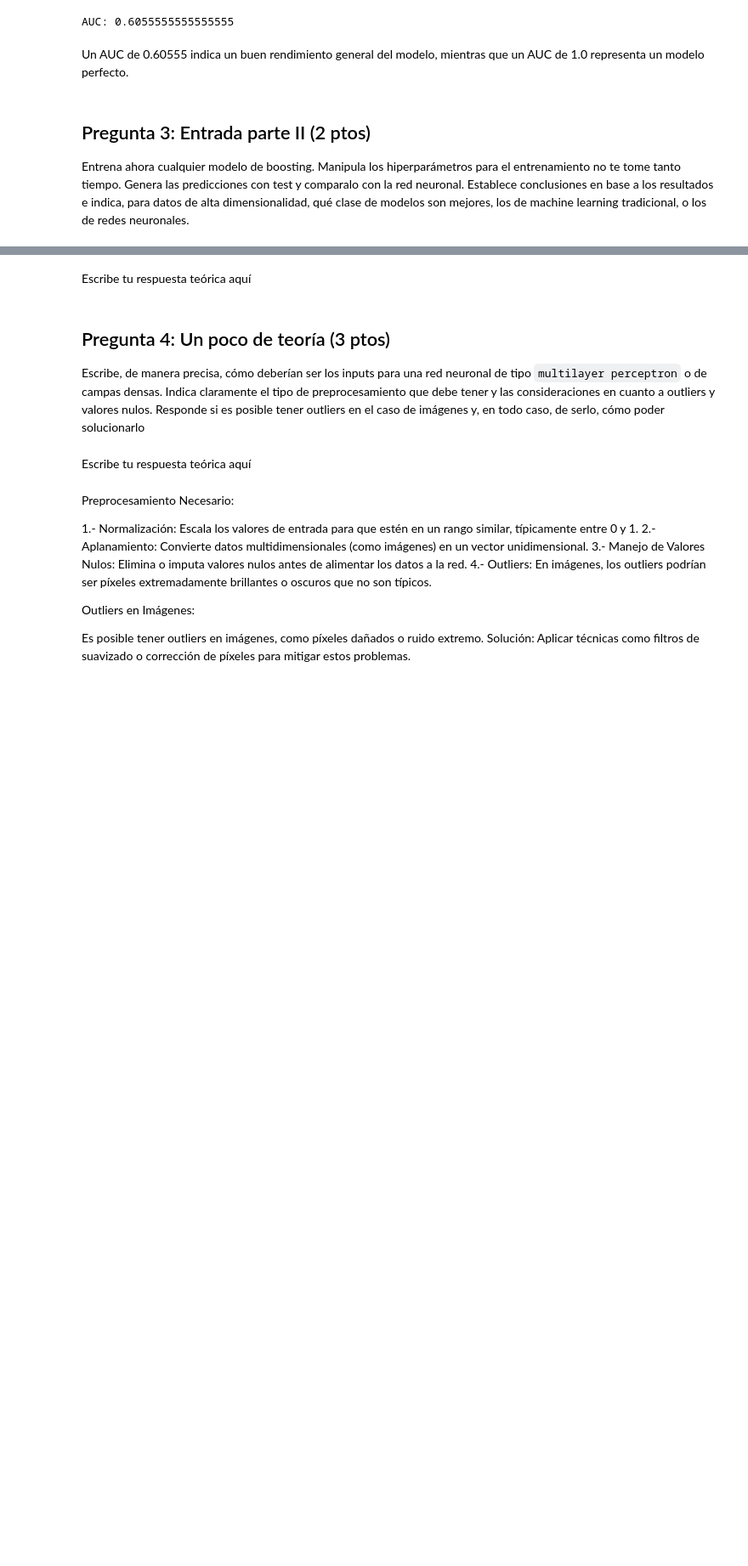
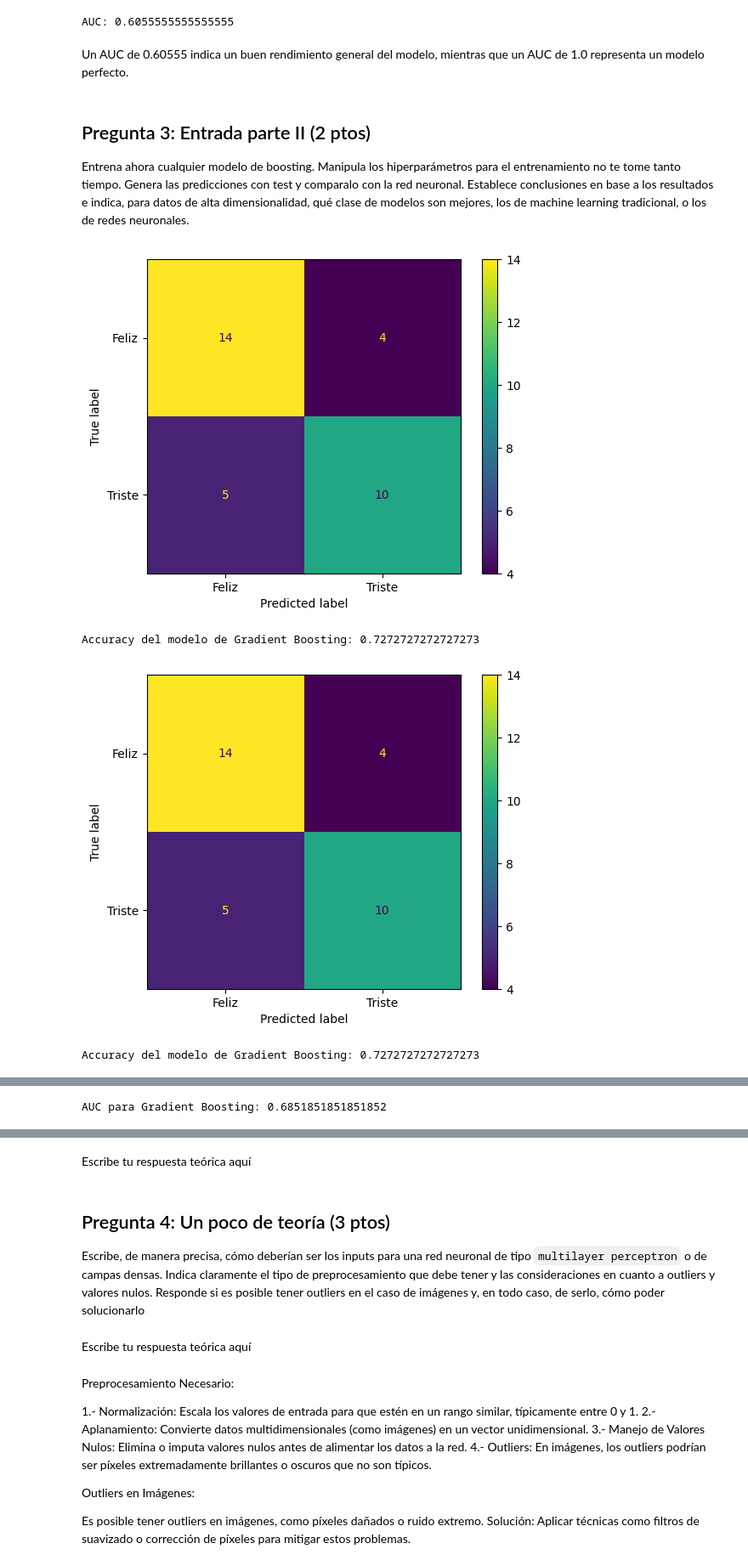
Before and after one commit to Anthony1078/EXAMEN_FINAL, a Jupyter notebook: examen_final.ipynb, the cells around one changed output, grey strips where cells are left out. Shown: that part at 85% size. Saved outputs shown, nothing was run; the diff lists cells and outputs as text; code cells hidden in the pictures; blank space fills up the shorter version.

```diff
--- a/examen_final.ipynb
+++ b/examen_final.ipynb
@@ -177,0 +176,77 @@ Entrena ahora cualquier modelo de boosting. Manipula los hiperparámetros para e
+# %%
+from sklearn.ensemble import GradientBoostingClassifier
+from sklearn.metrics import accuracy_score, confusion_matrix, roc_curve, auc
+import matplotlib.pyplot as plt
+
+# Aplanamos los datos de imágenes para el modelo de Gradient Boosting
+x_train_flat = x_train.reshape(x_train.shape[0], -1)
+x_test_flat = x_test.reshape(x_test.shape[0], -1)
+
+# Instanciar y entrenar el modelo
+gb_model = GradientBoostingClassifier(n_estimators=100, learning_rate=0.1, max_depth=3, random_state=42)
+gb_model.fit(x_train_flat, np.argmax(y_train, axis=1))
+
+# Generar predicciones
+gb_predictions = gb_model.predict(x_test_flat)
+
+# Evaluar el modelo
+gb_accuracy = accuracy_score(np.argmax(y_test, axis=1), gb_predictions)
+gb_cm = confusion_matrix(np.argmax(y_test, axis=1), gb_predictions)
+gb_disp = ConfusionMatrixDisplay(confusion_matrix=gb_cm, display_labels=['Feliz', 'Triste'])
+
+# Mostrar la matriz de confusión
+gb_disp.plot()
+plt.show()
+
+print(f"Accuracy del modelo de Gradient Boosting: {gb_accuracy}")
+
+
+from sklearn.ensemble import GradientBoostingClassifier
+from sklearn.metrics import accuracy_score, confusion_matrix, roc_curve, auc
+import matplotlib.pyplot as plt
+
+# Aplanamos los datos de imágenes para el modelo de Gradient Boosting
+x_train_flat = x_train.reshape(x_train.shape[0], -1)
+x_test_flat = x_test.reshape(x_test.shape[0], -1)
+
+# Instanciar y entrenar el modelo
+gb_model = GradientBoostingClassifier(n_estimators=100, learning_rate=0.1, max_depth=3, random_state=42)
+gb_model.fit(x_train_flat, np.argmax(y_train, axis=1))
+
+# Generar predicciones
+gb_predictions = gb_model.predict(x_test_flat)
+
+# Evaluar el modelo
+gb_accuracy = accuracy_score(np.argmax(y_test, axis=1), gb_predictions)
+gb_cm = confusion_matrix(np.argmax(y_test, axis=1), gb_predictions)
+gb_disp = ConfusionMatrixDisplay(confusion_matrix=gb_cm, display_labels=['Feliz', 'Triste'])
+
+# Mostrar la matriz de confusión
+gb_disp.plot()
+plt.show()
+
+print(f"Accuracy del modelo de Gradient Boosting: {gb_accuracy}")
+
+
+
+gb_probabilities = gb_model.predict_proba(x_test_flat)[:, 1]
+fpr_gb, tpr_gb, _ = roc_curve(np.argmax(y_test, axis=1), gb_probabilities)
+roc_auc_gb = auc(fpr_gb, tpr_gb)
+
+plt.figure()
+plt.plot(fpr_gb, tpr_gb, label='Curva ROC de Boosting (área = %0.2f)' % roc_auc_gb)
+plt.plot([0, 1], [0, 1], linestyle='--')
+plt.xlim([0.0, 1.0])
+plt.ylim([0.0, 1.05])
+plt.xlabel('Tasa de Falsos Positivos')
+plt.ylabel('Tasa de Verdaderos Positivos')
+plt.title('Comparación de la Curva ROC')
+plt.legend(loc="lower right")
+plt.show()
+
+print(f"AUC para Gradient Boosting: {roc_auc_gb}")
+# %% [output]
+[figure, added]
+Accuracy del modelo de Gradient Boosting: 0.7272727272727273
+[figure, added]
+Accuracy del modelo de Gradient Boosting: 0.7272727272727273
@@ -177,0 +254 @@ Entrena ahora cualquier modelo de boosting. Manipula los hiperparámetros para e
+AUC para Gradient Boosting: 0.6851851851851852
```
Also changed, not shown: parts of 5 cells of this notebook.
